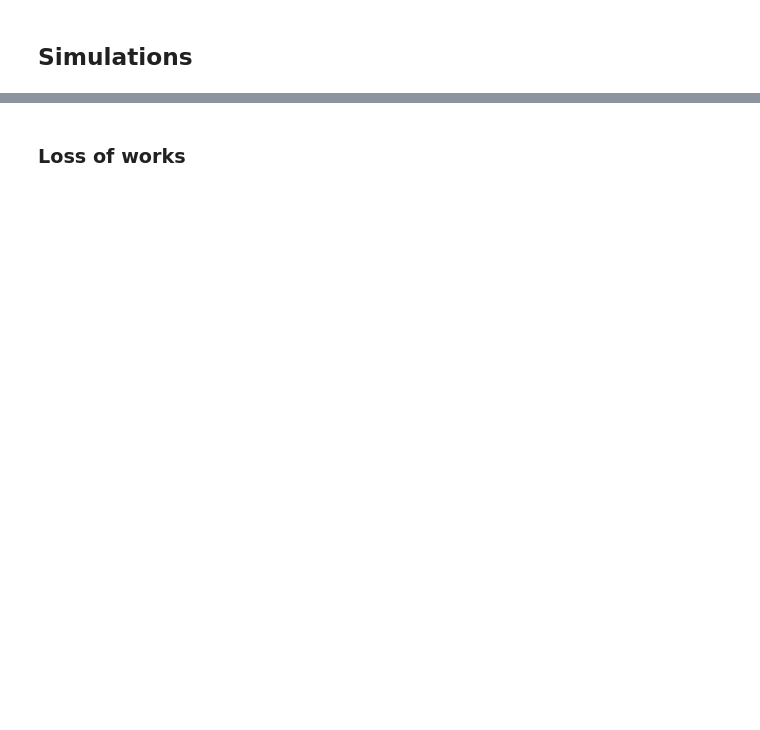
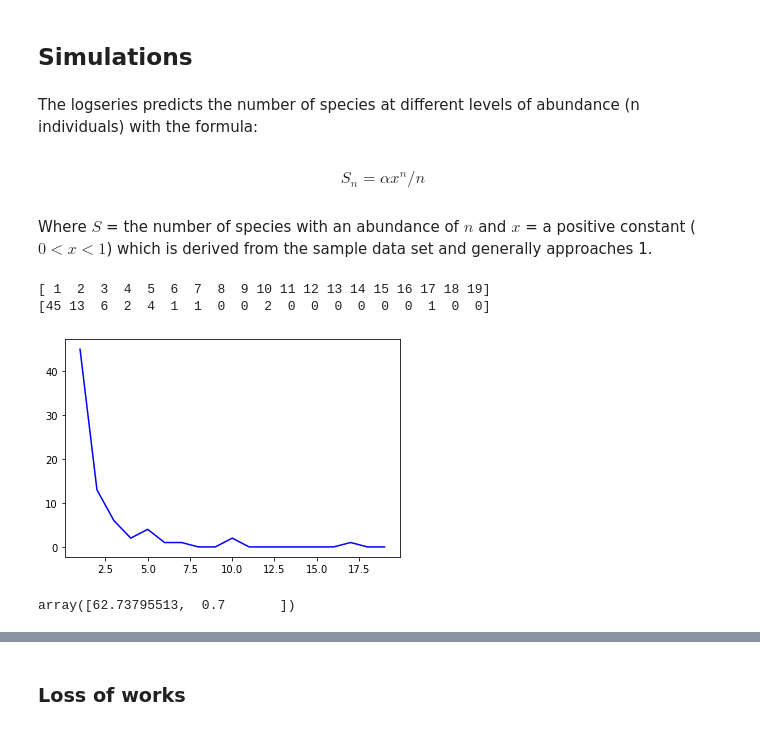
Before and after one commit to mikekestemont/minsampling, a Jupyter notebook: notebooks/estimating-diversity.ipynb, the cells around one changed output, grey strips where cells are left out. Drawn from its saved outputs; the diff is of its cells as text; code cells hidden in the pictures; blank space fills up the shorter version.

```diff
--- a/notebooks/estimating-diversity.ipynb
+++ b/notebooks/estimating-diversity.ipynb
@@ -333,2 +335,8 @@ plt.xlim([0, 5000]);
 # %% [markdown]
 ## Simulations
+# %% [markdown]
+The logseries predicts the number of species at different levels of abundance (n individuals) with the formula:
+# %% [markdown]
+\begin{equation*}
+S_n = \alpha x^n / n
+\end{equation*}
@@ -334,0 +346,21 @@ plt.xlim([0, 5000]);
+# %% [markdown]
+Where $S$ = the number of species with an abundance of $n$ and $x$ = a positive constant ($0 < x < 1$) which is derived from the sample data set and generally approaches 1.
+# %%
+counts = df.groupby('work').size().sort_values(ascending=False).values
+# 17 is the max attestations
+n_s = np.array(list(range(1, 20)))
+abundance = np.array([np.sum(counts == i) for i in n_s])
+print(n_s)
+print(abundance)
+plt.plot(n_s, abundance, 'b-', label='data');
+# %% [output]
+[ 1  2  3  4  5  6  7  8  9 10 11 12 13 14 15 16 17 18 19]
+[45 13  6  2  4  1  1  0  0  2  0  0  0  0  0  0  1  0  0]
+[figure, added]
+# %%
+import scipy.optimize as optim
+popt, pcov = optim.curve_fit(fisher_richness, xdata=n_s, ydata=abundance,
+                             bounds=([0, 0.7], [100, 1.05]))
+popt
+# %% [output]
+array([62.73795513,  0.7       ])
```
Also changed, not shown: parts of 22 cells of this notebook.
